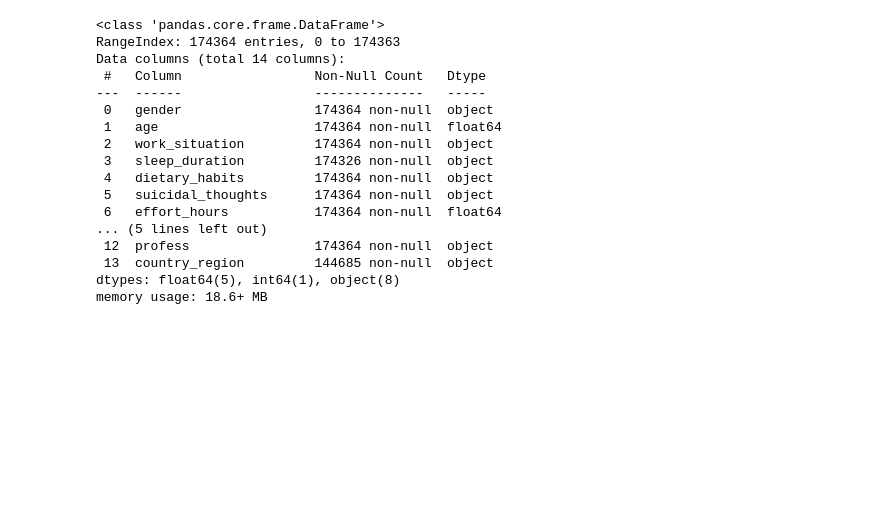
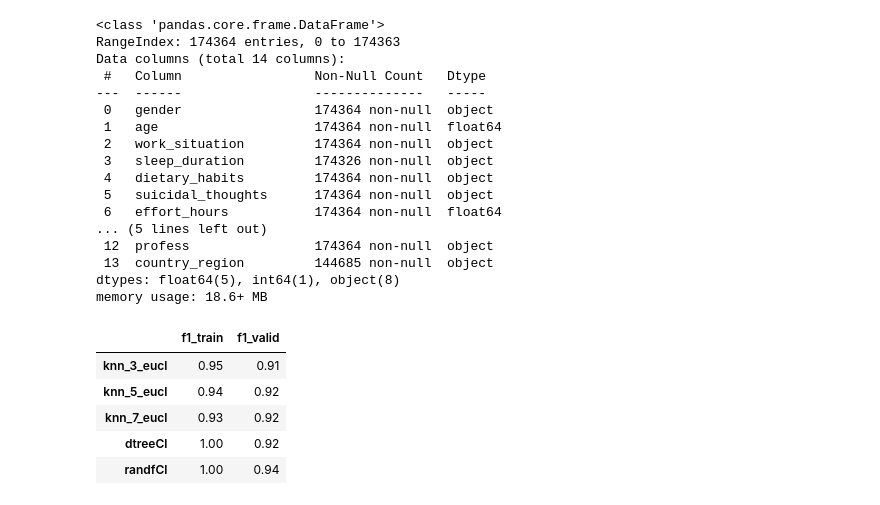
Before and after one commit to sampontiroli/projects, a Jupyter notebook: exploring-mental-health-eda.ipynb, the cells around one changed output. Saved outputs shown, nothing was run; the diff lists cells and outputs as text; code cells hidden in the pictures; blank space fills up the shorter version.

```diff
--- a/exploring-mental-health-eda.ipynb
+++ b/exploring-mental-health-eda.ipynb
@@ -619,21 +619,29 @@ X_valid_transf = pd.DataFrame(data = ct.transform(X_valid))
 # %%
 perf_df = pd.DataFrame()
 
 models_dict = {
+    'knn_3_eucl' : KNeighborsClassifier(n_neighbors=3,metric='euclidean'),
     'knn_5_eucl' : KNeighborsClassifier(n_neighbors=5,metric='euclidean'),
+    'knn_7_eucl' : KNeighborsClassifier(n_neighbors=7,metric='euclidean'),
     'dtreeCl' : DecisionTreeClassifier(random_state=25),
     'randfCl' : RandomForestClassifier(n_jobs = -1, random_state=25),
-    'xgbstCl' : XGBClassifier(objective='multi:softprob', eval_metric='mlogloss',use_label_encoder=False, n_jobs=-1, random_state=25)
 }
 
 
 for name, mdl in models_dict.items():
 
     mdl.fit(X_train_transf, y_train.squeeze())
     f1_train = round(f1_score(y_train, mdl.predict(X_train_transf), average='weighted'),2)
     f1_valid = round(f1_score(y_valid, mdl.predict(X_valid_transf), average='weighted'),2)
 
     perf_df.loc[name, 'f1_train']= f1_train
     perf_df.loc[name, 'f1_valid']= f1_valid
 
 perf_df
+# %% [output]
+|  | f1_train | f1_valid |
+| knn_3_eucl | 0.95 | 0.91 |
+| knn_5_eucl | 0.94 | 0.92 |
+| knn_7_eucl | 0.93 | 0.92 |
+| dtreeCl | 1.00 | 0.92 |
+| randfCl | 1.00 | 0.94 |
```
